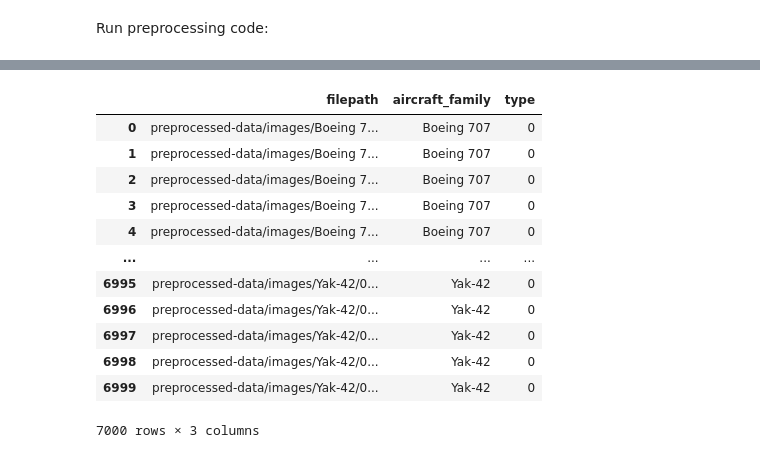
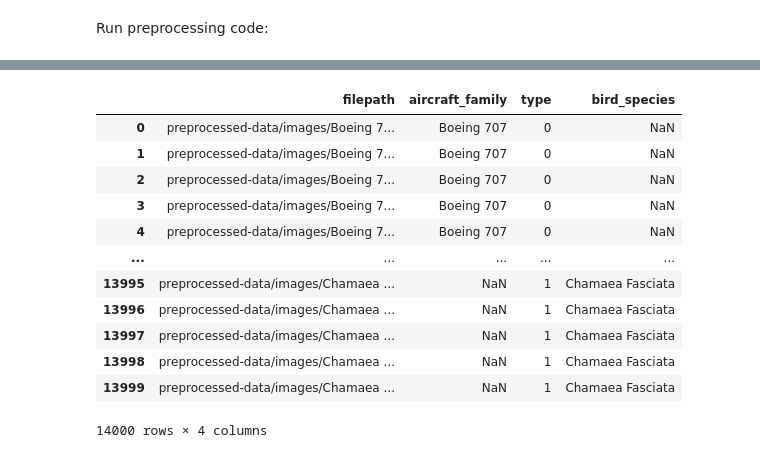
Before and after one commit to atariq11700/cs5830_finalproject, a Jupyter notebook: preprocessing.ipynb, the cells around one changed output, grey strips where cells are left out. Cells and saved outputs as stored; diff of their text form; code cells hidden in the pictures.

```diff
--- a/preprocessing.ipynb
+++ b/preprocessing.ipynb
@@ -153,11 +153,11 @@ if not os.path.exists(output_dir):
 
 print('Collecting aircraft data...')
 df_aircraft = collect_aircraft_image_data()
-# print("collecting bird data...")
-# df_birds = collect_bird_image_data()
+print("collecting bird data...")
+df_birds = collect_bird_image_data()
 
-# df_all = pd.concat((df_aircraft, df_birds)).reset_index(drop=True)
-df_all = df_aircraft
+df_all = pd.concat((df_aircraft, df_birds)).reset_index(drop=True)
+# df_all = df_aircraft
 df_all = preprocess(df_all, f'{output_dir}/images')
 df_all.to_csv(f'{output_dir}/data.csv')
 display(df_all)
@@ -166,13 +167,13 @@ Collecting aircraft data...
-|  | filepath | aircraft_family | type |
-| 0 | preprocessed-data/images/Boeing 7... | Boeing 707 | 0 |
-| 1 | preprocessed-data/images/Boeing 7... | Boeing 707 | 0 |
-| 2 | preprocessed-data/images/Boeing 7... | Boeing 707 | 0 |
-| 3 | preprocessed-data/images/Boeing 7... | Boeing 707 | 0 |
-| 4 | preprocessed-data/images/Boeing 7... | Boeing 707 | 0 |
-| ... | ... | ... | ... |
-| 6995 | preprocessed-data/images/Yak-42/0... | Yak-42 | 0 |
-| 6996 | preprocessed-data/images/Yak-42/0... | Yak-42 | 0 |
-| 6997 | preprocessed-data/images/Yak-42/0... | Yak-42 | 0 |
-| 6998 | preprocessed-data/images/Yak-42/0... | Yak-42 | 0 |
-| 6999 | preprocessed-data/images/Yak-42/0... | Yak-42 | 0 |
+|  | filepath | aircraft_family | type | bird_species |
+| 0 | preprocessed-data/images/Boeing 7... | Boeing 707 | 0 | NaN |
+| 1 | preprocessed-data/images/Boeing 7... | Boeing 707 | 0 | NaN |
+| 2 | preprocessed-data/images/Boeing 7... | Boeing 707 | 0 | NaN |
+| 3 | preprocessed-data/images/Boeing 7... | Boeing 707 | 0 | NaN |
+| 4 | preprocessed-data/images/Boeing 7... | Boeing 707 | 0 | NaN |
+| ... | ... | ... | ... | ... |
+| 13995 | preprocessed-data/images/Chamaea ... | NaN | 1 | Chamaea Fasciata |
+| 13996 | preprocessed-data/images/Chamaea ... | NaN | 1 | Chamaea Fasciata |
+| 13997 | preprocessed-data/images/Chamaea ... | NaN | 1 | Chamaea Fasciata |
+| 13998 | preprocessed-data/images/Chamaea ... | NaN | 1 | Chamaea Fasciata |
+| 13999 | preprocessed-data/images/Chamaea ... | NaN | 1 | Chamaea Fasciata |
-7000 rows × 3 columns
+14000 rows × 4 columns
```
Also changed, not shown: parts of 1 cell of this notebook, 5 other files.
